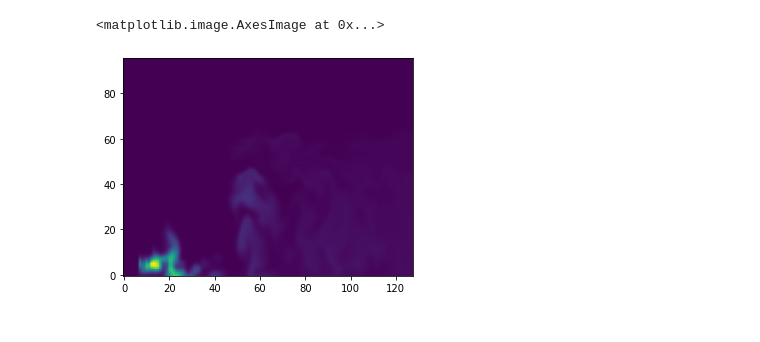
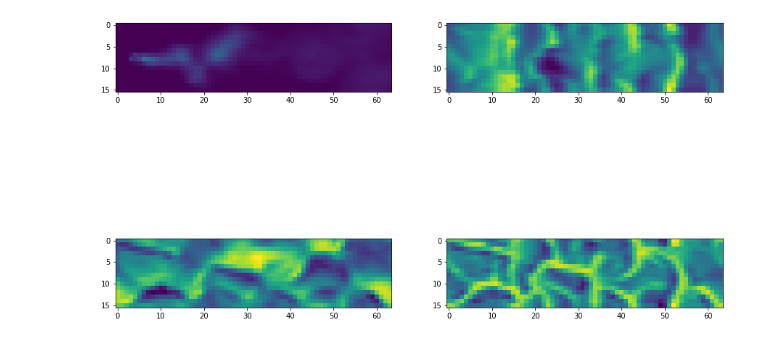
Before and after one commit to GeorgTrede/microhh, a Jupyter notebook: cases/jaenschwalde/jaenschwalde_eval.ipynb, the cells around one changed output. Saved outputs shown, nothing was run; the diff lists cells and outputs as text; code cells hidden in the pictures.

```diff
--- a/cases/jaenschwalde/jaenschwalde_eval.ipynb
+++ b/cases/jaenschwalde/jaenschwalde_eval.ipynb
@@ -12,5 +6,27 @@ ds_co2_xy = nc.Dataset(fname_co2_xy)
-# %%
-plt.imshow(ds_co2_xz['co2'][92,:,0,:], origin='lower')
-# %% [output]
-<matplotlib.image.AxesImage at 0x...>
-[figure, removed]
+# %%
+ds_co2_path = nc.Dataset("co2_path.xy.nc")
+ds_co2 = nc.Dataset("co2.xy.nc")
+ds_u = nc.Dataset("u.xy.nc")
+ds_v = nc.Dataset("v.xy.nc")
+ds_w = nc.Dataset("w.xy.nc")
+# %%
+co2_path = np.array(ds_co2_path.variables["co2_path"][:])
+co2 = np.array(ds_co2.variables["co2"][:])
+u = np.array(ds_u.variables["u"][:])
+v = np.array(ds_v.variables["v"][:])
+w = np.array(ds_w.variables["w"][:])
+# %%
+for i in range(len(co2_path)):
+    plt.figure(figsize=(15, 10))
+    plt.subplot(2, 2, 1)
+    plt.imshow(co2_path[i], vmin=0, vmax=0.5)
+    plt.subplot(2, 2, 2)
+    plt.imshow(u[i, 0])
+    plt.subplot(2, 2, 3)
+    plt.imshow(v[i, 0])
+    plt.subplot(2, 2, 4)
+    plt.imshow(w[i, 0])
+    plt.pause(0.01)
+    clear_output(wait=True)
+# %% [output]
+[figure, added]
```
Also changed, not shown: parts of 11 cells of this notebook, 11 other files.
